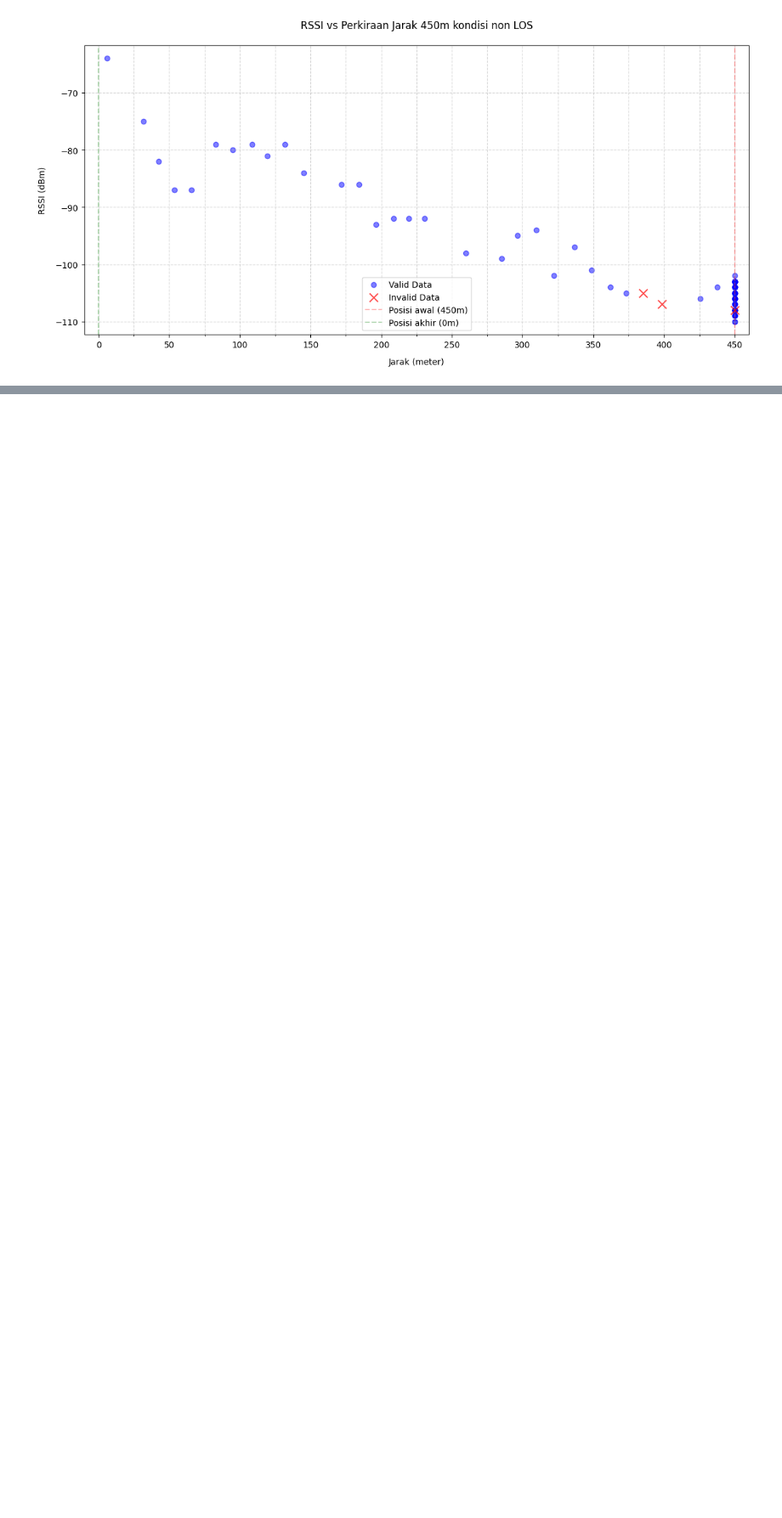
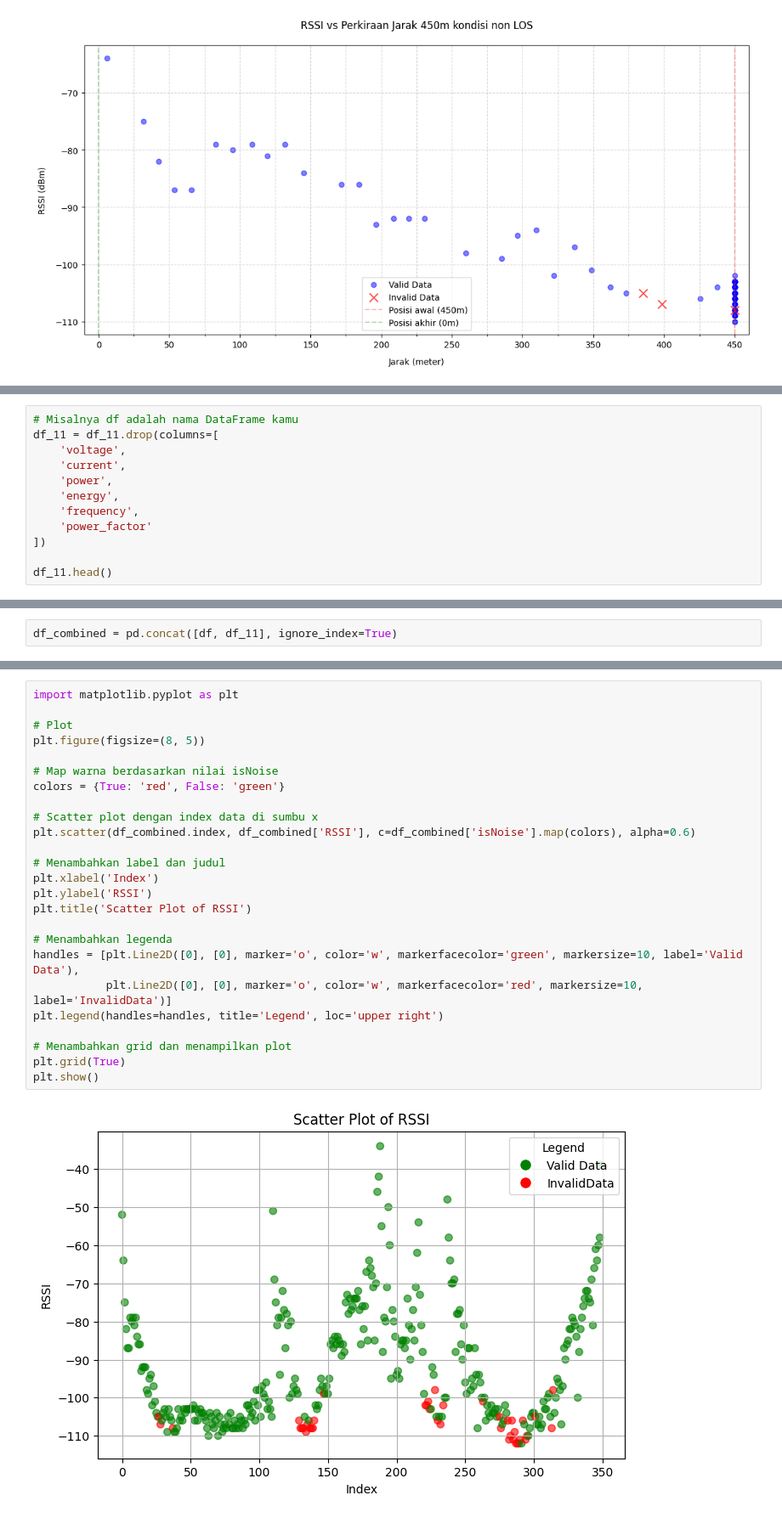
Before and after one commit to IAmNewbe/AMI_analysis, a Jupyter notebook: program.ipynb, the cells around one changed output, grey strips where cells are left out. Shown: that part at 85% size. Saved outputs shown, nothing was run; the diff lists cells and outputs as text; blank space fills up the shorter version.

```diff
--- a/program.ipynb
+++ b/program.ipynb
@@ -563,0 +656,12 @@ plt.show()
+# %%
+# Misalnya df adalah nama DataFrame kamu
+df_11 = df_11.drop(columns=[
+    'voltage',
+    'current',
+    'power',
+    'energy',
+    'frequency',
+    'power_factor'
+])
+
+df_11.head()
@@ -563,0 +675,2 @@ plt.show()
+# %%
+df_combined = pd.concat([df, df_11], ignore_index=True)
@@ -563,0 +695,27 @@ plt.show()
+# %%
+import matplotlib.pyplot as plt
+
+# Plot
+plt.figure(figsize=(8, 5))
+
+# Map warna berdasarkan nilai isNoise
+colors = {True: 'red', False: 'green'}
+
+# Scatter plot dengan index data di sumbu x
+plt.scatter(df_combined.index, df_combined['RSSI'], c=df_combined['isNoise'].map(colors), alpha=0.6)
+
+# Menambahkan label dan judul
+plt.xlabel('Index')
+plt.ylabel('RSSI')
+plt.title('Scatter Plot of RSSI')
+
+# Menambahkan legenda
+handles = [plt.Line2D([0], [0], marker='o', color='w', markerfacecolor='green', markersize=10, label='Valid Data'),
+           plt.Line2D([0], [0], marker='o', color='w', markerfacecolor='red', markersize=10, label='InvalidData')]
+plt.legend(handles=handles, title='Legend', loc='upper right')
+
+# Menambahkan grid dan menampilkan plot
+plt.grid(True)
+plt.show()
+# %% [output]
+[figure, added]
```
Also changed, not shown: parts of 10 cells of this notebook.
